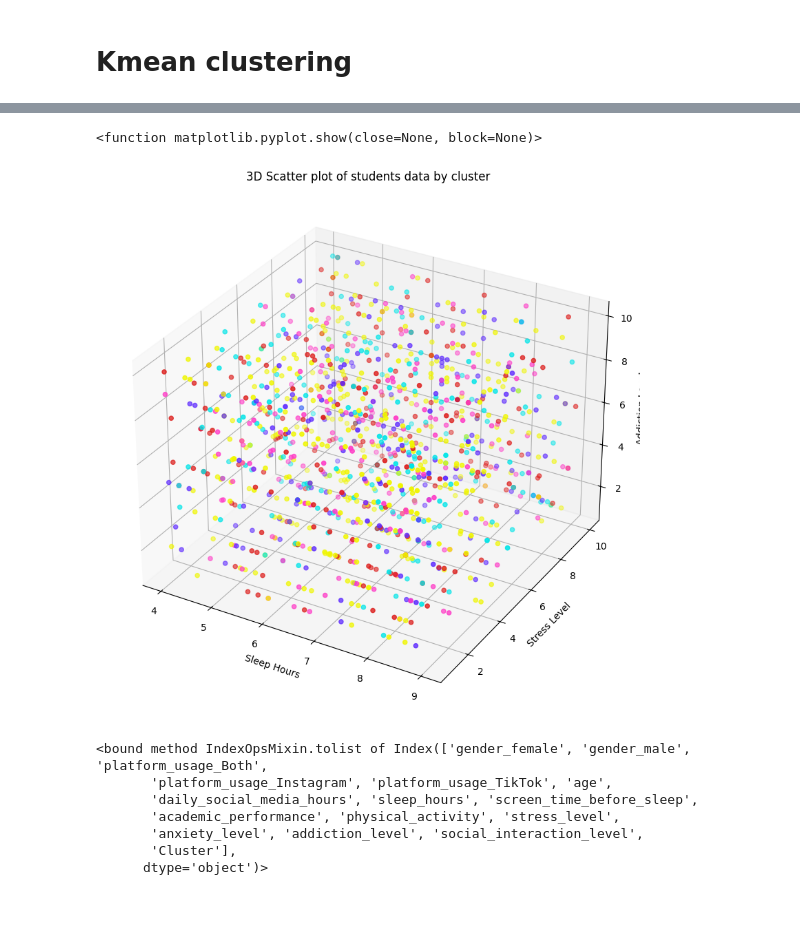
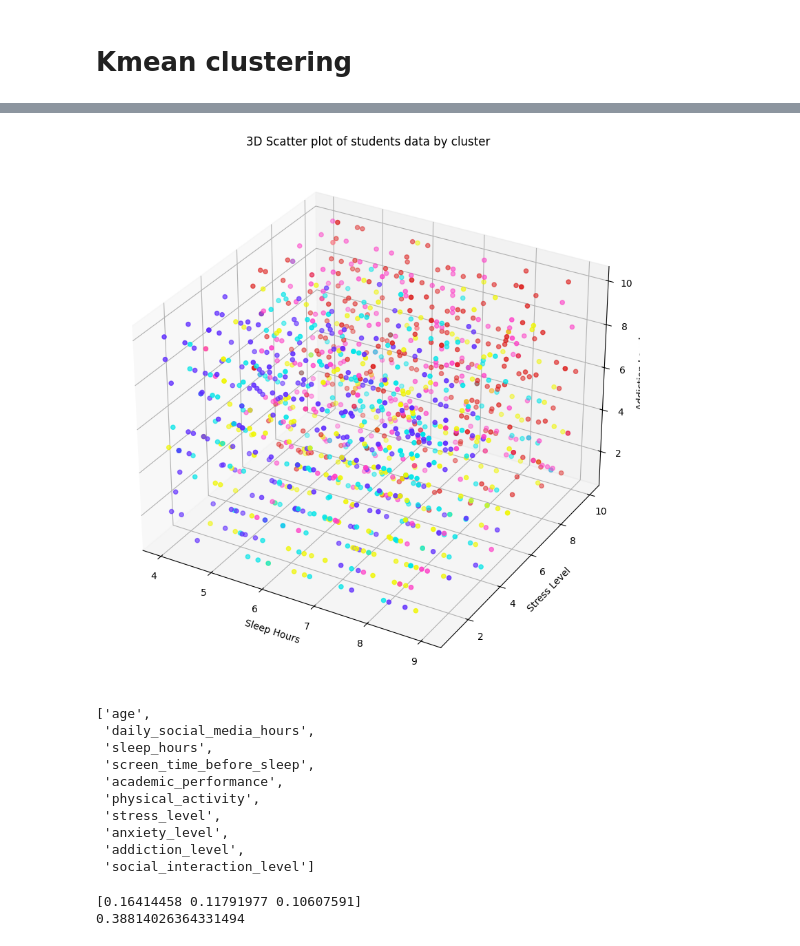
Before and after one commit to Leow14/Social-Media-Impact, a Jupyter notebook: Data analysis/Notebooks/primary_analysis.ipynb, the cells around one changed output, grey strips where cells are left out. Drawn from its saved outputs; the diff is of its cells as text; code cells hidden in the pictures; blank space fills up the shorter version.

Commit message:
Refactored all the code. Inserted visualization to the clusters and interpreting them.

```diff
--- a/Data analysis/Notebooks/primary_analysis.ipynb
+++ b/Data analysis/Notebooks/primary_analysis.ipynb
@@ -598,8 +595,8 @@ features_to_keep = [
 
 
 features_to_dummy = [
-    "gender",
-    "platform_usage"
+#    "gender",
+#    "platform_usage"
 ]
 
 
@@ -616,7 +613,7 @@ features_to_remove = [
     "age_group"
 ]
 # %%
-selected_features = features_to_keep + features_to_dummy + features_to_ordinal
+selected_features = features_to_keep + features_to_ordinal
 clean_df = mental_health[selected_features].copy()
 # %%
 print(clean_df["social_interaction_level"].dtype)
@@ -640,11 +637,10 @@ print(clean_df["social_interaction_level"].unique())
 # %% [output]
 [0. 2. 1.]
 # %%
-## Encoding using one-hot encoding (dummies)
-dummies = pd.get_dummies(clean_df[features_to_dummy], dtype=int)
-print(dummies)
-clean_df = pd.concat([dummies, clean_df], axis=1)
-clean_df = clean_df.drop(columns=features_to_dummy)
+if features_to_dummy:
+    dummies = pd.get_dummies(clean_df[features_to_dummy], dtype=int)
+    clean_df = pd.concat([dummies, clean_df], axis=1)
+    clean_df = clean_df.drop(columns=features_to_dummy)
 
 print(clean_df.head())
 print(clean_df.dtypes)
@@ -776,5 +743,11 @@ print(pca.explained_variance_ratio_.sum())
 # %%
-clean_df["Cluster"] = cluster_labels
+final_k = 5
 
-clean_df
+kmeans = KMeans(n_clusters=final_k, random_state=42, max_iter=1000, n_init=20)
+cluster_labels = kmeans.fit_predict(scaled_df)
+
+clustered_df = clean_df.copy()
+clustered_df["Cluster"] = cluster_labels
+
+clustered_df
 # %% [output]
@@ -794,44 +767,46 @@ clean_df
 # %%
 cluster_colors = {0 : "#FF3CC7",
                   1 : "#F0F600",
                   2 : "#00E5E8",
                   3 : "#DD1C1A",
                   4 : "#5E2BFF"
 }
 
-colors = clean_df["Cluster"].map(cluster_colors)
+colors = clustered_df["Cluster"].map(cluster_colors)
 
 fig = plt.figure(figsize=(10, 10))
 ax = fig.add_subplot(projection="3d")
 
 scatter = ax.scatter(
-    clean_df["sleep_hours"],
-    clean_df["stress_level"],
-    clean_df["addiction_level"],
+    clustered_df["sleep_hours"],
+    clustered_df["stress_level"],
+    clustered_df["addiction_level"],
     c=colors,
     marker="o"
 )
 
 ax.set_xlabel("Sleep Hours")
 ax.set_ylabel("Stress Level")
 ax.set_zlabel("Addiction Level")
 
 ax.set_title("3D Scatter plot of students data by cluster")
 
-plt.show
+plt.show()
 # %% [output]
-<function matplotlib.pyplot.show(close=None, block=None)>
-[figure, old version]
+[figure, new version]
 # %%
-clean_df.columns.to_list
+clean_df.columns.to_list()
 # %% [output]
-<bound method IndexOpsMixin.tolist of Index(['gender_female', 'gender_male', 'platform_usage_Both',
-       'platform_usage_Instagram', 'platform_usage_TikTok', 'age',
-       'daily_social_media_hours', 'sleep_hours', 'screen_time_before_sleep',
-       'academic_performance', 'physical_activity', 'stress_level',
-       'anxiety_level', 'addiction_level', 'social_interaction_level',
-       'Cluster'],
-      dtype='object')>
+['age',
+ 'daily_social_media_hours',
+ 'sleep_hours',
+ 'screen_time_before_sleep',
+ 'academic_performance',
+ 'physical_activity',
+ 'stress_level',
+ 'anxiety_level',
+ 'addiction_level',
+ 'social_interaction_level']
 # %%
 # PCA
 
@@ -848,0 +823,6 @@ X_pca = pca.fit_transform(X_scaled)
+# %%
+print(pca.explained_variance_ratio_)
+print(pca.explained_variance_ratio_.sum())
+# %% [output]
+[0.16414458 0.11791977 0.10607591]
+0.38814026364331494
```
Also changed, not shown: parts of 18 cells of this notebook.
